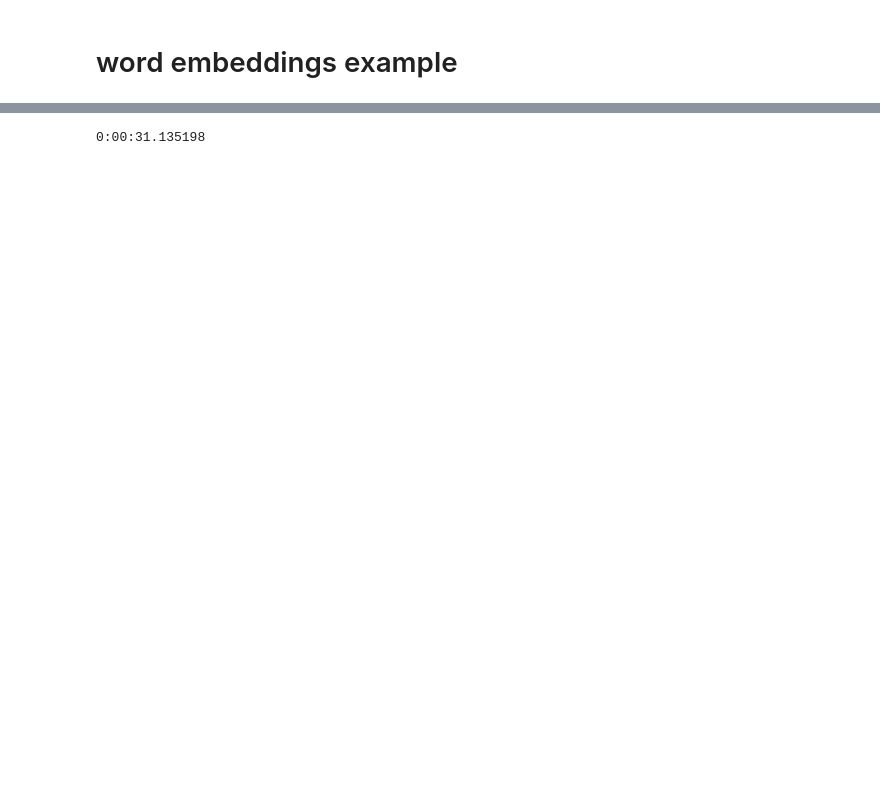
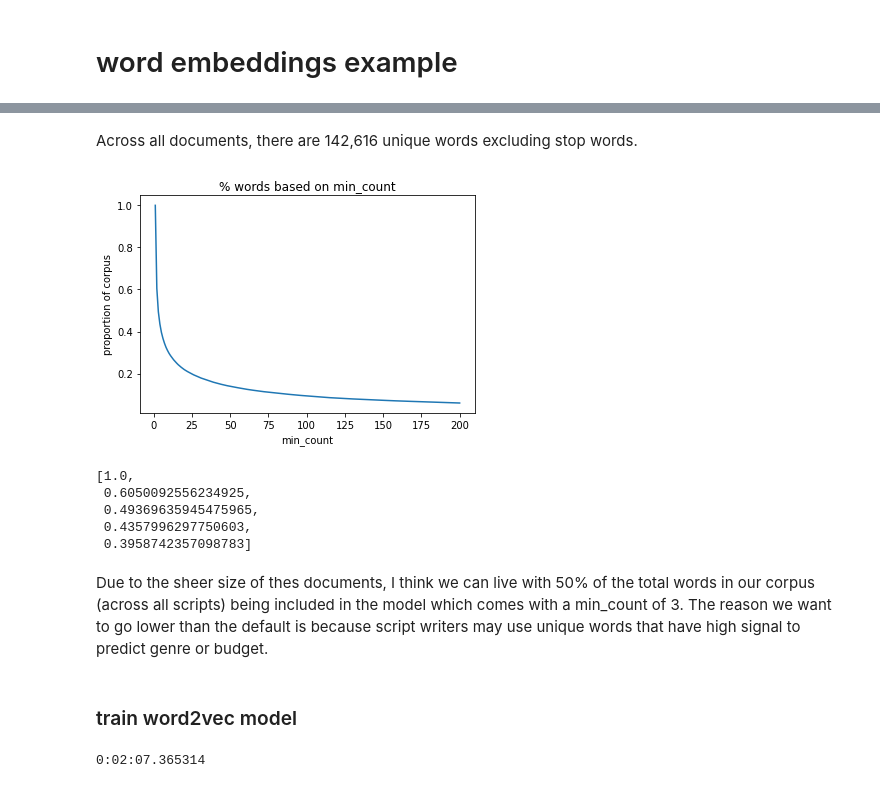
Before and after one commit to JohnnyMa314/CommoditizingCreativity, a Jupyter notebook: sandbox.ipynb, the cells around one changed output, grey strips where cells are left out. Drawn from its saved outputs; the diff is of its cells as text; code cells hidden in the pictures; blank space fills up the shorter version.

```diff
--- a/sandbox.ipynb
+++ b/sandbox.ipynb
@@ -86,15 +183,42 @@ docs = [tokenize_script(script, stop_words=True) for script in raw_scripts]
+# %% [markdown]
+Across all documents, there are 142,616 unique words excluding stop words.
+# %%
+tsums = tfs.sum(axis=0).T
+burndown = [tsums[tsums > x].shape[1] / len(tsums) for x in range(0, 200)]
+import numpy as np
+#tsums[tsums > 2].shape
+plt.plot(np.linspace(1, 200, 200), burndown)
+plt.title('% words based on min_count')
+plt.xlabel('min_count')
+plt.ylabel('proportion of corpus')
+plt.show()
+# %% [output]
+[figure, added]
+# %%
+burndown[:5]
+# %% [output]
+[1.0,
+ 0.6050092556234925,
+ 0.49369635945475965,
+ 0.4357996297750603,
+ 0.3958742357098783]
+# %% [markdown]
+Due to the sheer size of thes documents, I think we can live with 50% of the total words in our corpus (across all scripts) being included in the model which comes with a min_count of 3. The reason we want to go lower than the default is because script writers may use unique words that have high signal to predict genre or budget.
+# %% [markdown]
+### train word2vec model
 # %%
 from datetime import datetime
 nw = datetime.now()
+min_count = 2
+num_docs = len(docs)
 model = Word2Vec(docs,
-                 min_count=100,
-                 size=100,
-                 window=5,
-                 max_vocab_size=2000
+                 min_count=min_count,
+                 size=300,
+                 window=5
                 )
 print(datetime.now() - nw)
 # %% [output]
-0:00:31.135198
+0:02:07.365314
 # %%
 import pickle
 
```
Also changed, not shown: parts of 18 cells of this notebook, 3 other files.
